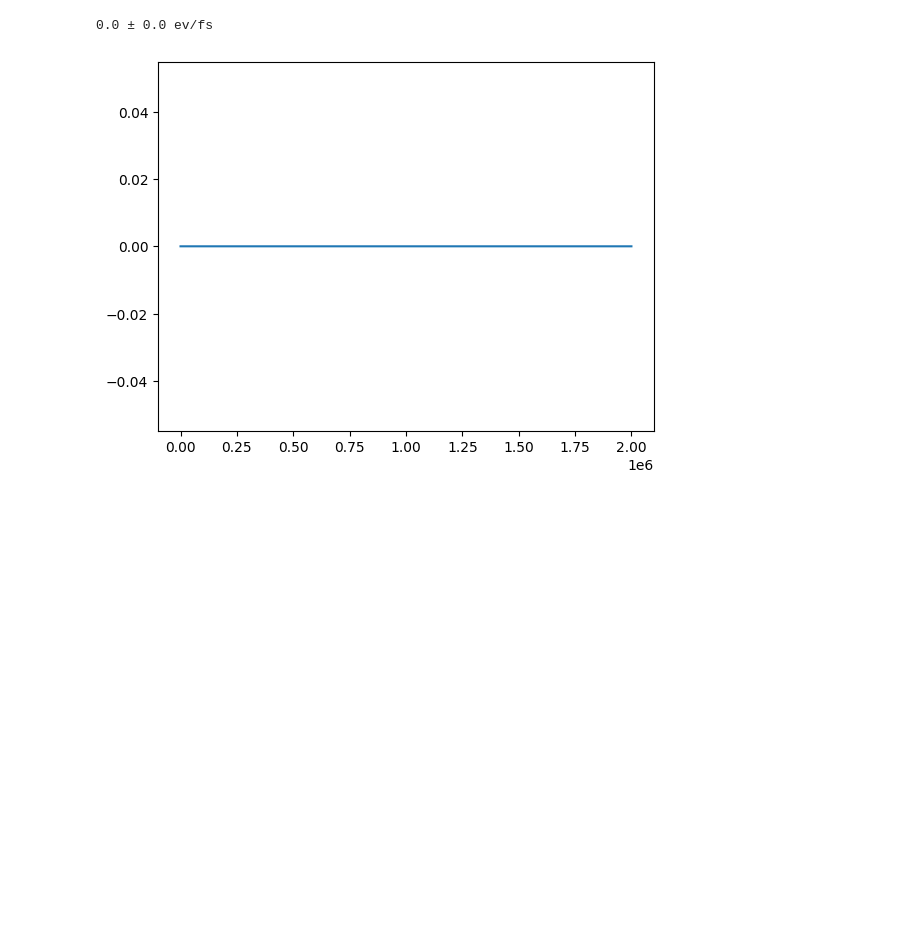
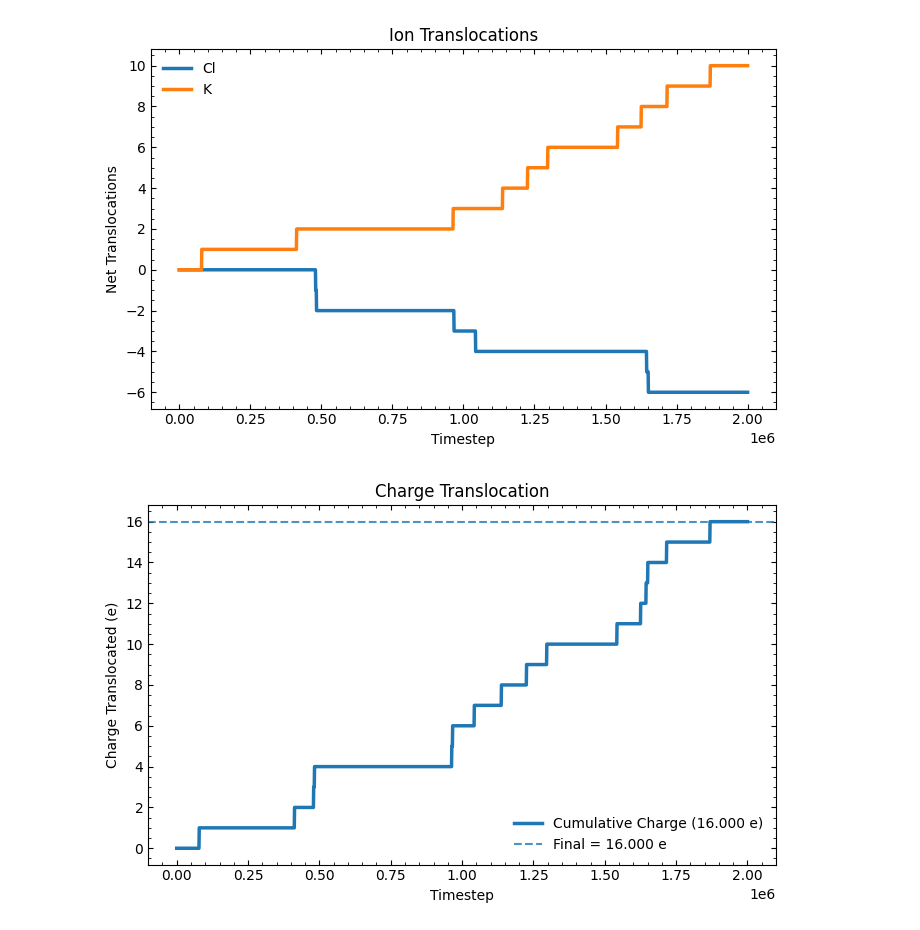
Before and after one commit to JovinRyan/MDToolkit, a Jupyter notebook: MDToolkit/current_analysis.ipynb, the cells around one changed output. Saved outputs shown, nothing was run; the diff lists cells and outputs as text; code cells hidden in the pictures; blank space fills up the shorter version.

Commit message:
Added translocation current analysis

```diff
--- a/MDToolkit/current_analysis.ipynb
+++ b/MDToolkit/current_analysis.ipynb
@@ -6,10 +6,11 @@
 import os
 from MDToolkit.data.objects import Topology, Frame, Simulation, LAMMPS_CustomDump_Reader
 from MDToolkit.utils.structure_file_utils import create_elements_dictionary
-from MDToolkit.analysis.current import qv_current, qv_current_time_averaged
+from MDToolkit.analysis.current import qv_current, qv_current_time_averaged, translocation_current
+from MDToolkit.data.misc_objects import  BoxVolume, CylinderVolume
 
 filedir = "/media/jrjoseph/Elements/projects/training/graphene_water_kcl_ls6/"
-filename = "graphene_water_kcl_5V_prod1.out"
+filename = "graphene_water_kcl_0.025VperA_prod1.out"
 
 filepath = os.path.join(filedir, filename)
 
@@ -46,8 +141,6 @@ result = qv_current_time_averaged(simulation, ion_spcs, [1, 0, 0])
 units = "ev/fs"
 
 print(f"{result['I']} ± {result['std']} {units}")
-# %% [output]
-0.0 ± 0.0 ev/fs
 # %%
 #####################################################
 # Current vs Time
@@ -65,5 +158,20 @@ for frame in tqdm(simulation, total = len(simulation)):
 
 plt.plot(t, I)
 plt.show()
-# %% [output]
-[figure, removed]
+# %%
+#####################################################
+# Translocation Current
+#####################################################
+
+v1 = BoxVolume([-52.074, -25.5649, -27.155], [-2.0, 25.5649, 27.155])
+v_trans = CylinderVolume([-2.0, 0.0, 0.0], [2.0, 0.0, 0.0], radius = 5.0)
+v2 = BoxVolume([2.0, -25.5649, -27.155], [52.091, 25.5649, 27.155])
+
+translocation_I = translocation_current(simulation, ion_spcs, v1, v_trans, v2)
+# %%
+plot_ion_translocations(translocation_I)
+
+plot_charge_translocation(translocation_I)
+# %% [output]
+[figure, added]
+[figure, added]
```
Also changed, not shown: parts of 1 cell of this notebook, 6 other files.
